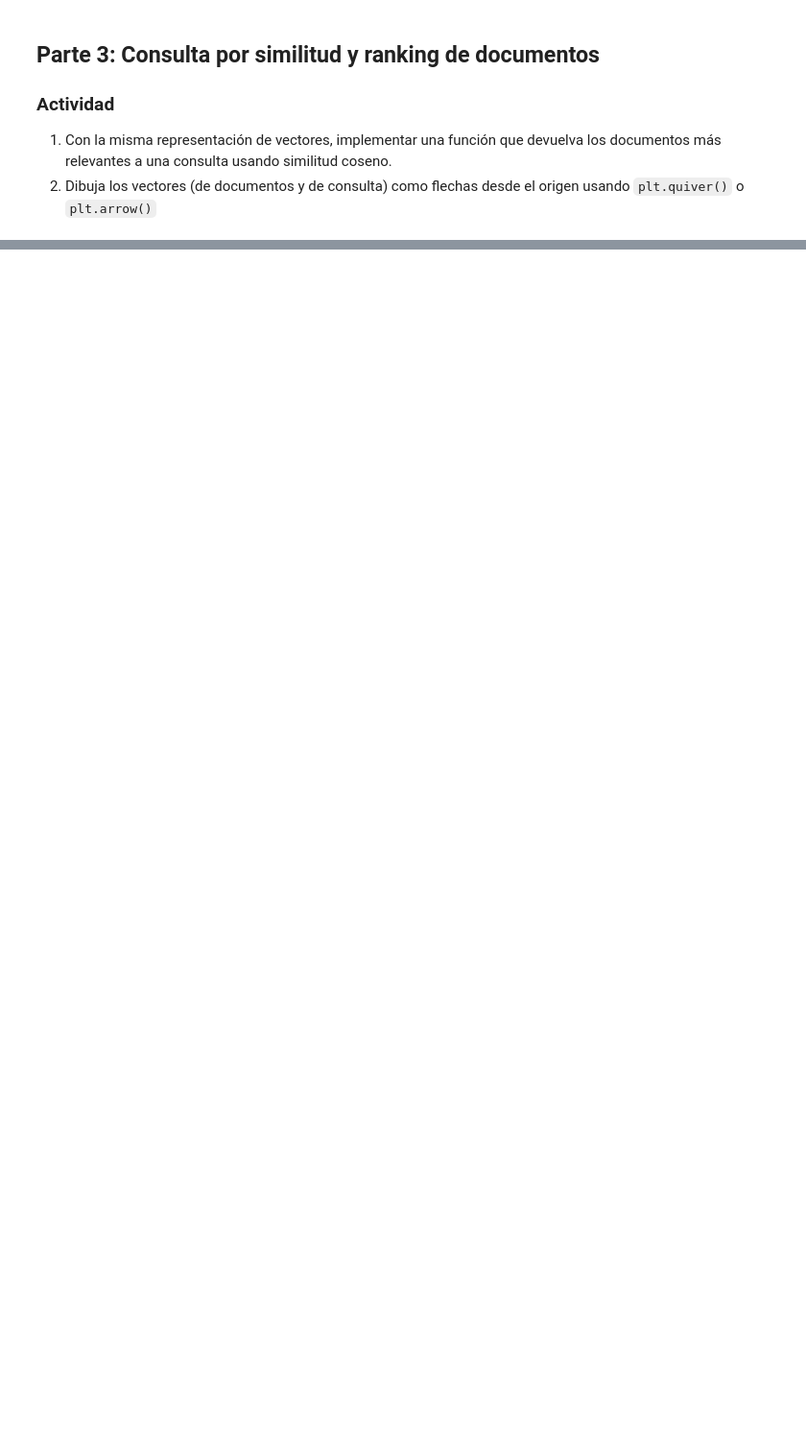
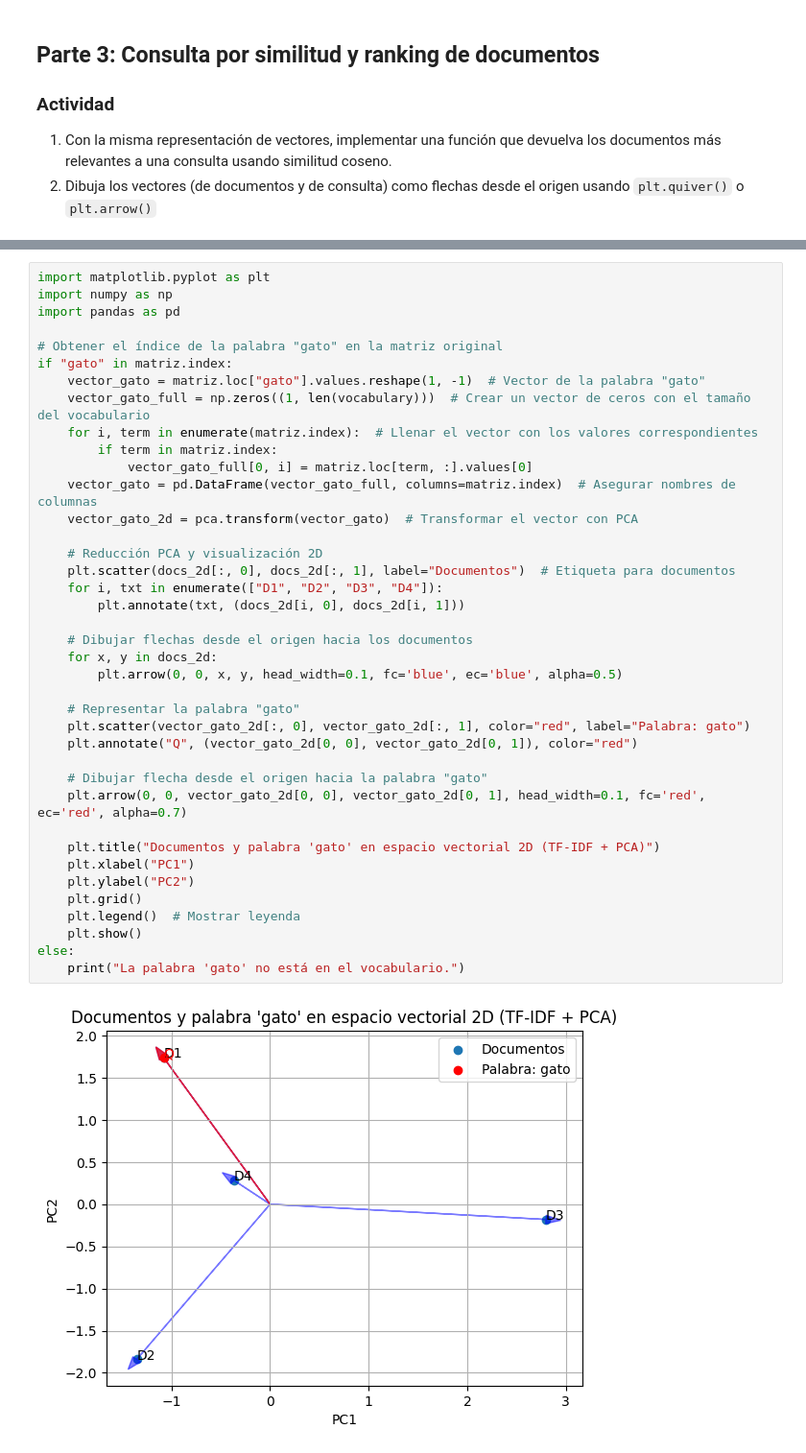
Before and after one commit to StevenErazoLaguna/Recuperaci-n-de-informaci-n, a Jupyter notebook: Tarea03/03similitudcoseno.ipynb, the cells around one changed output, grey strips where cells are left out. Shown at 96% size. Drawn from its saved outputs; the diff is of its cells as text; blank space fills up the shorter version.

```diff
--- a/Tarea03/03similitudcoseno.ipynb
+++ b/Tarea03/03similitudcoseno.ipynb
@@ -169,0 +133,41 @@ else:
+# %%
+import matplotlib.pyplot as plt
+import numpy as np
+import pandas as pd
+
+# Obtener el índice de la palabra "gato" en la matriz original
+if "gato" in matriz.index:
+    vector_gato = matriz.loc["gato"].values.reshape(1, -1)  # Vector de la palabra "gato"
+    vector_gato_full = np.zeros((1, len(vocabulary)))  # Crear un vector de ceros con el tamaño del vocabulario
+    for i, term in enumerate(matriz.index):  # Llenar el vector con los valores correspondientes
+        if term in matriz.index:
+            vector_gato_full[0, i] = matriz.loc[term, :].values[0]
+    vector_gato = pd.DataFrame(vector_gato_full, columns=matriz.index)  # Asegurar nombres de columnas
+    vector_gato_2d = pca.transform(vector_gato)  # Transformar el vector con PCA
+
+    # Reducción PCA y visualización 2D
+    plt.scatter(docs_2d[:, 0], docs_2d[:, 1], label="Documentos")  # Etiqueta para documentos
+    for i, txt in enumerate(["D1", "D2", "D3", "D4"]):
+        plt.annotate(txt, (docs_2d[i, 0], docs_2d[i, 1]))
+
+    # Dibujar flechas desde el origen hacia los documentos
+    for x, y in docs_2d:
+        plt.arrow(0, 0, x, y, head_width=0.1, fc='blue', ec='blue', alpha=0.5)
+
+    # Representar la palabra "gato"
+    plt.scatter(vector_gato_2d[:, 0], vector_gato_2d[:, 1], color="red", label="Palabra: gato")
+    plt.annotate("Q", (vector_gato_2d[0, 0], vector_gato_2d[0, 1]), color="red")
+
+    # Dibujar flecha desde el origen hacia la palabra "gato"
+    plt.arrow(0, 0, vector_gato_2d[0, 0], vector_gato_2d[0, 1], head_width=0.1, fc='red', ec='red', alpha=0.7)
+
+    plt.title("Documentos y palabra 'gato' en espacio vectorial 2D (TF-IDF + PCA)")
+    plt.xlabel("PC1")
+    plt.ylabel("PC2")
+    plt.grid()
+    plt.legend()  # Mostrar leyenda
+    plt.show()
+else:
+    print("La palabra 'gato' no está en el vocabulario.")
+# %% [output]
+[figure, added]
```
Also changed, not shown: parts of 4 cells of this notebook.
